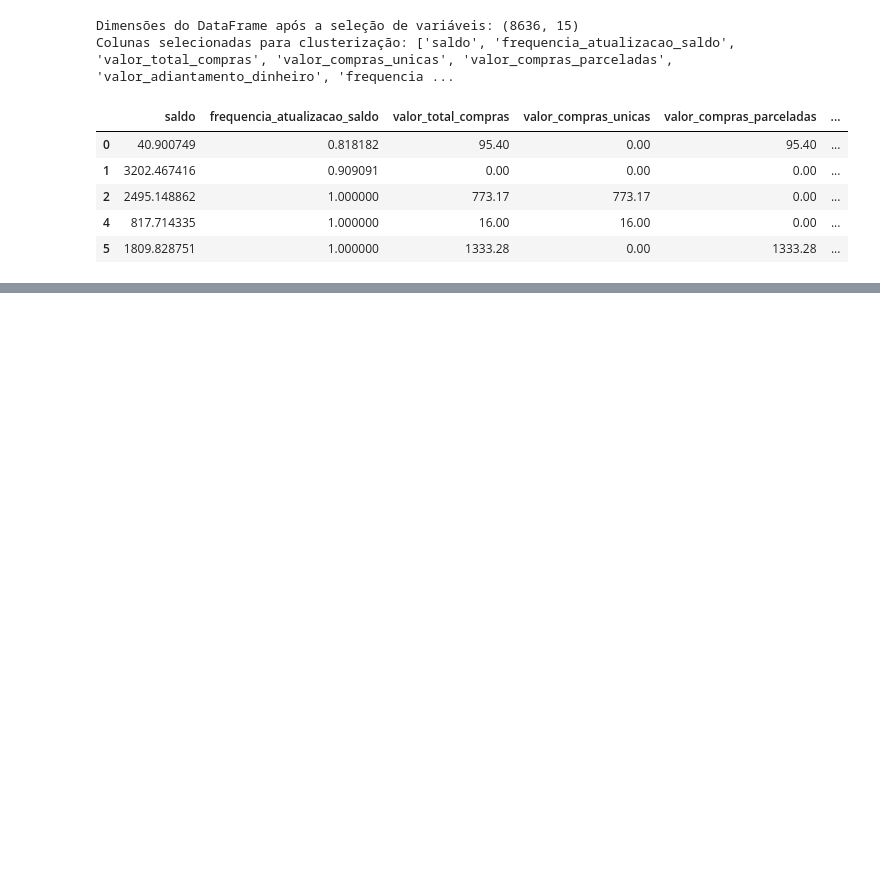
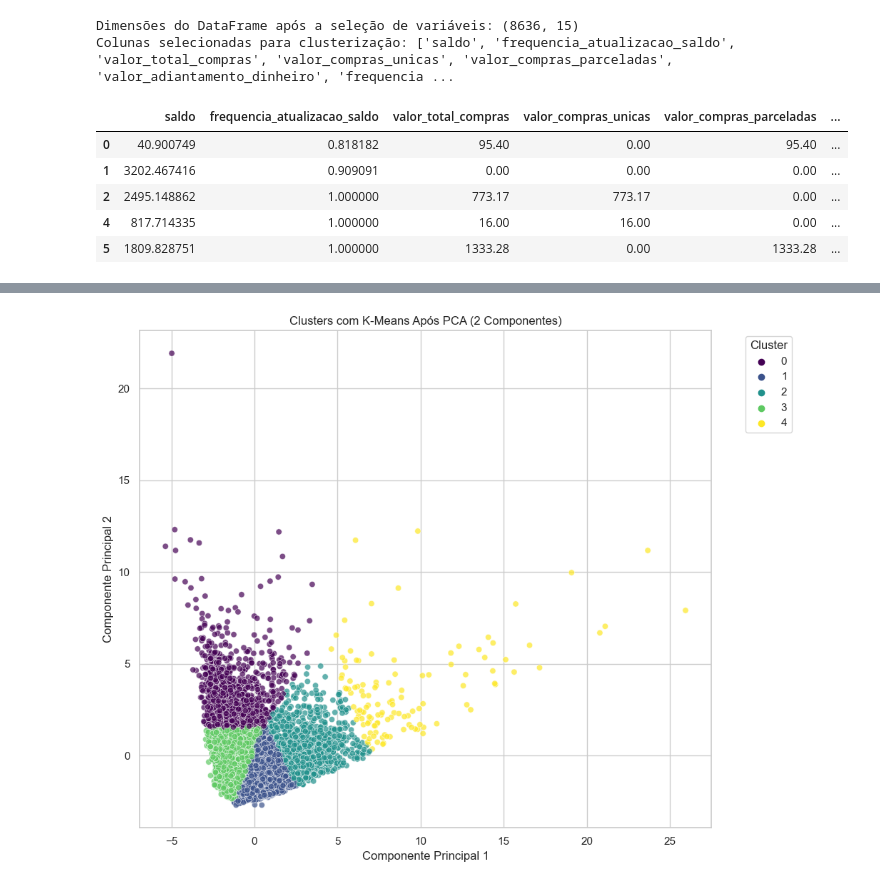
Before and after one commit to tnleite/credit-card-customer-clustering, a Jupyter notebook: 02-Analise/credit-card-customer-clustering.ipynb, the cells around one changed output, grey strips where cells are left out. Saved outputs shown, nothing was run; the diff lists cells and outputs as text; code cells hidden in the pictures; blank space fills up the shorter version.

```diff
--- a/02-Analise/credit-card-customer-clustering.ipynb
+++ b/02-Analise/credit-card-customer-clustering.ipynb
@@ -1144,0 +1289,37 @@ plt.show()
+# %%
+# Etapa 2: Aplicação do PCA Antes do K-Means
+
+# Justificativa:
+# - O PCA é usado para reduzir a dimensionalidade dos dados, tornando mais eficiente o processo de clusterização.
+# - Usamos 2 componentes principais para facilitar a visualização dos clusters em um espaço bidimensional.
+
+# 1. Reduzindo a dimensionalidade para 2 componentes principais
+# - O PCA identifica combinações lineares das variáveis originais que explicam a maior parte da variância nos dados.
+pca = PCA(n_components=2)
+dados_pca = pca.fit_transform(df_normalizado)
+
+# 2. Aplicando o K-Means nos dados reduzidos
+# - Com os dados já reduzidos a duas dimensões, aplicamos o K-Means para encontrar clusters.
+kmeans_pca = KMeans(n_clusters=numero_clusters, random_state=42)
+kmeans_pca.fit(dados_pca)
+
+# 3. Criando um DataFrame com as componentes principais e os clusters
+# - As colunas 'Componente 1' e 'Componente 2' representam os dados reduzidos.
+# - A coluna 'Cluster' indica a qual grupo cada ponto pertence.
+df_pca = pd.DataFrame(data=dados_pca, columns=['Componente 1', 'Componente 2'])
+df_pca['Cluster'] = kmeans_pca.labels_
+
+# 4. Visualizando os clusters em 2D
+# - Um gráfico de dispersão permite identificar visualmente a separação dos clusters.
+plt.figure(figsize=(10, 8))
+sns.scatterplot(
+    x='Componente 1', y='Componente 2', hue='Cluster', palette='viridis', data=df_pca, alpha=0.7
+)
+plt.title('Clusters com K-Means Após PCA (2 Componentes)')  # Título do gráfico
+plt.xlabel('Componente Principal 1')  # Rótulo do eixo X
+plt.ylabel('Componente Principal 2')  # Rótulo do eixo Y
+plt.legend(title='Cluster', bbox_to_anchor=(1.05, 1), loc='upper left')  # Legenda
+plt.tight_layout()
+plt.show()
+# %% [output]
+[figure, added]
```
Also changed, not shown: parts of 26 cells of this notebook.
